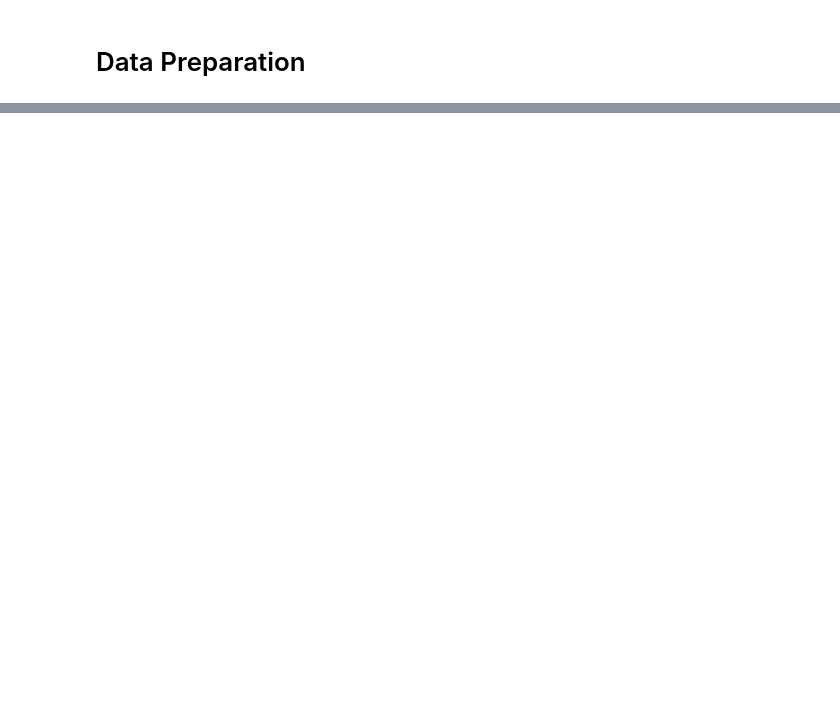
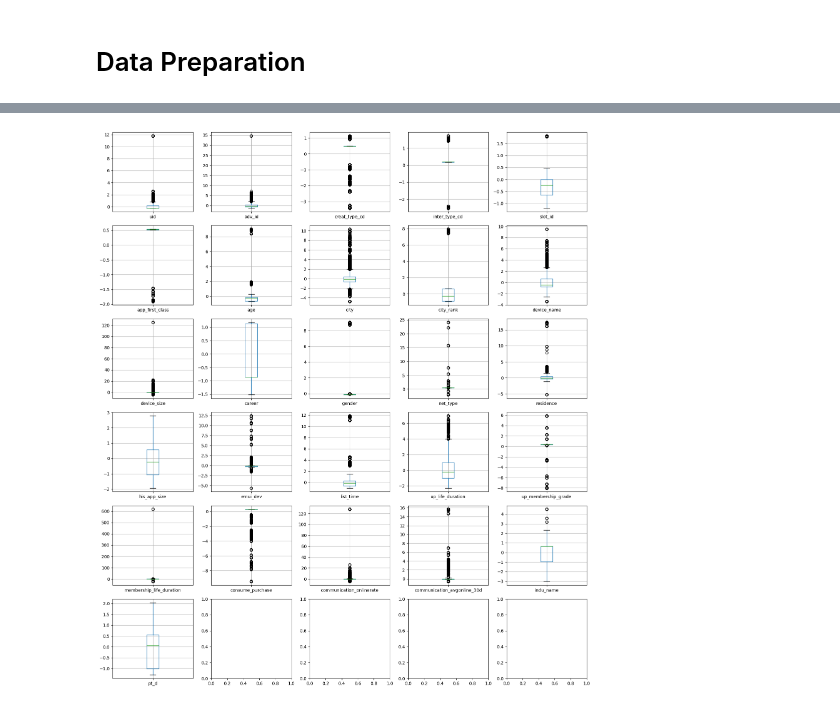
Before and after one commit to LiyangSong/Advertisement-CTR-Prediction, a Jupyter notebook: jupyter/data_prepare.ipynb, the cells around one changed output, grey strips where cells are left out. Cells and saved outputs as stored; diff of their text form; code cells hidden in the pictures; blank space fills up the shorter version.

Commit message:
implement preprocessor, EDA on transformed data

```diff
--- a/jupyter/data_prepare.ipynb
+++ b/jupyter/data_prepare.ipynb
@@ -31,0 +150,6 @@ For example, the feature **gender** has three groups of values - 2, 4, 3. We lac
+# %%
+preprocessor = ColumnTransformer([
+    ("numerical", numerical_transformer, numerical_attr_list),
+    ("categorical", categorical_transformer, categorical_attr_list)
+])
+preprocessor
@@ -31,0 +174,3 @@ For example, the feature **gender** has three groups of values - 2, 4, 3. We lac
+# %%
+cap_x, y = train_df_prep.drop(columns=target), train_df_prep[target]
+cap_x_transformed = preprocessor.fit_transform(cap_x, y)
@@ -31,0 +179,4 @@ For example, the feature **gender** has three groups of values - 2, 4, 3. We lac
+# %%
+transformed_df = pd.DataFrame(cap_x_transformed, columns=[column for column in cap_x.columns if column not in attrs_to_drop])
+transformed_df[target] = y.reset_index(drop=True)
+del cap_x, y
@@ -31,0 +245,2 @@ For example, the feature **gender** has three groups of values - 2, 4, 3. We lac
+# %%
+numerical_attr_list = [attr for attr in transformed_df.columns if attr != target]
@@ -31,0 +252,4 @@ For example, the feature **gender** has three groups of values - 2, 4, 3. We lac
+# %%
+eda_utils.box_plot_for_numerical(transformed_df, numerical_attr_list)
+# %% [output]
+[figure, added]
```
Also changed, not shown: parts of 32 cells of this notebook, 1 other file.
